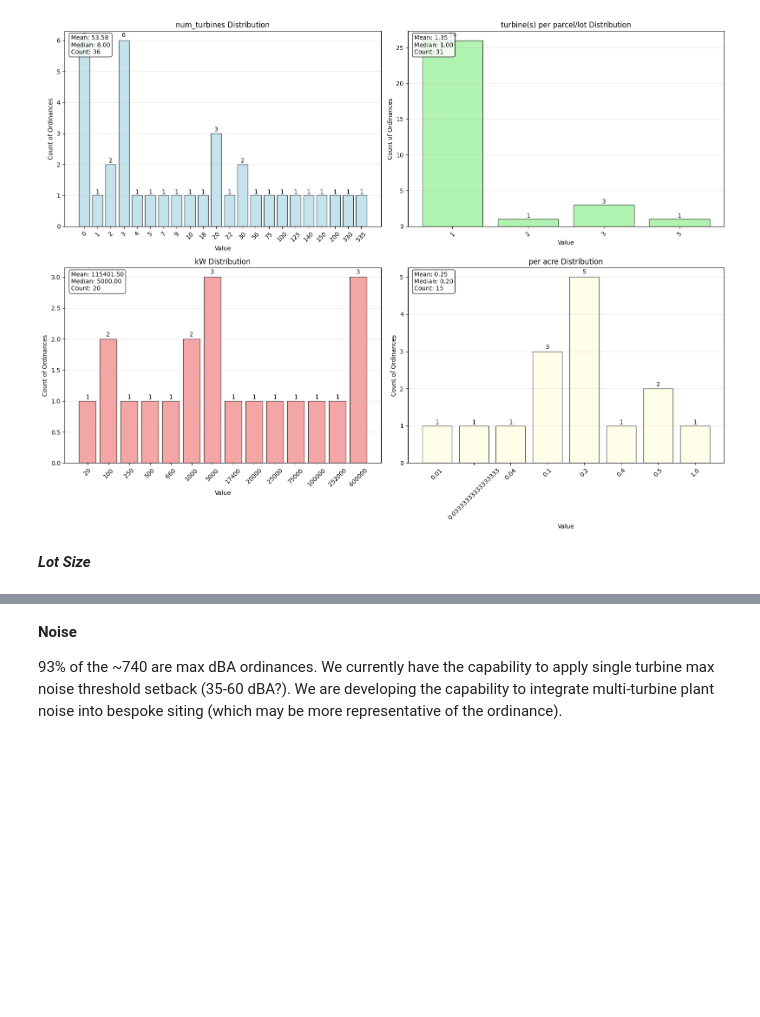
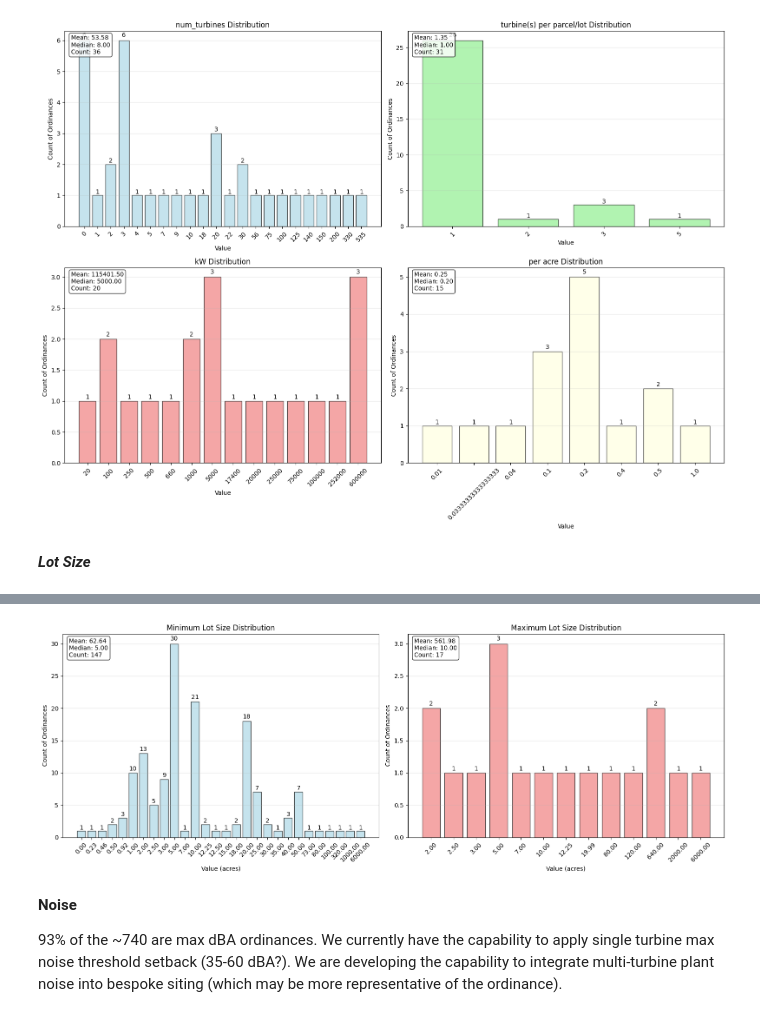
Before and after one commit to gabezuckerman/compass-integration-roadmap, a Jupyter notebook: compass_integration_roadmap.ipynb, the cells around one changed output, grey strips where cells are left out. Saved outputs shown, nothing was run; the diff lists cells and outputs as text; code cells hidden in the pictures; blank space fills up the shorter version.

Commit message:
lot size

```diff
--- a/compass_integration_roadmap.ipynb
+++ b/compass_integration_roadmap.ipynb
@@ -186,3 +241,80 @@ plt.show()
 [figure]
 # %% [markdown]
 ***Lot Size***
+# %%
+# Simple conversion of square feet to acres for Minimum Lot Size
+lot_size_data = usable_ord[usable_ord['Feature'] == 'Minimum Lot Size'].copy()
+
+# Convert square feet to acres (1 acre = 43,560 square feet)
+mask_sqft = lot_size_data['Units'] == 'square feet'
+lot_size_data.loc[mask_sqft, 'Value'] = lot_size_data.loc[mask_sqft, 'Value'] / 43560
+lot_size_data.loc[mask_sqft, 'Units'] = 'acres'
+
+# # Show the conversion results
+# print(f"Converted {mask_sqft.sum()} entries from square feet to acres")
+# print("\nMinimum Lot Size units after conversion:")
+# print(lot_size_data['Units'].value_counts())
+# %%
+# Create bar plots for Minimum and Maximum Lot Size features
+lot_features = ['Minimum Lot Size', 'Maximum Lot Size']
+
+fig, axes = plt.subplots(1, 2, figsize=(16, 6))
+colors = ['lightblue', 'lightcoral']
+
+for i, feature in enumerate(lot_features):
+    # Filter data for this feature
+    if feature == 'Minimum Lot Size':
+        # Use the converted data from previous cell where all units are in acres
+        feature_data = lot_size_data
+    else:
+        feature_data = usable_ord[usable_ord['Feature'] == feature]
+
+    if len(feature_data) > 0:
+        # Get numeric values
+        values = pd.to_numeric(feature_data['Value'], errors='coerce').dropna()
+
+        if len(values) > 0:
+            # Create value counts for bar plot
+            value_counts = values.value_counts().sort_index()
+
+            # Create bar plot
+            bars = axes[i].bar(range(len(value_counts)), value_counts.values,
+                             color=colors[i], alpha=0.7, edgecolor='black')
+
+            # Set x-axis labels to actual values (formatted to 2 decimal places)
+            axes[i].set_xticks(range(len(value_counts)))
+            axes[i].set_xticklabels([f'{val:.2f}' for val in value_counts.index], rotation=45)
+
+            # Add count labels on top of bars
+            for j, count in enumerate(value_counts.values):
+                axes[i].text(j, count + count*0.01, str(count), ha='center', va='bottom')
+
+            # Add summary statistics as text
+            stats_text = f'Mean: {values.mean():.2f}\nMedian: {values.median():.2f}\nCount: {len(values)}'
+            axes[i].text(0.02, 0.98, stats_text, transform=axes[i].transAxes,
+                        verticalalignment='top', bbox=dict(boxstyle='round', facecolor='white', alpha=0.8))
+
+            axes[i].set_title(f'{feature} Distribution')
+            axes[i].set_xlabel('Value (acres)')
+            axes[i].set_ylabel('Count of Ordinances')
+
+            # Show units breakdown
+            units_info = feature_data['Units'].value_counts()
+            print(f"\n{feature} - Units breakdown:")
+            for unit, count in units_info.items():
+                print(f"  {unit}: {count} ordinances")
+
+        else:
+            axes[i].text(0.5, 0.5, f'No valid numeric data\nfor {feature}',
+                        transform=axes[i].transAxes, ha='center', va='center')
+            axes[i].set_title(f'{feature} Distribution (n=0)')
+    else:
+        axes[i].text(0.5, 0.5, f'No data found\nfor {feature}',
+                    transform=axes[i].transAxes, ha='center', va='center')
+        axes[i].set_title(f'{feature} Distribution (n=0)')
+
+    axes[i].grid(True, alpha=0.3, axis='y')
+
+plt.tight_layout()
+plt.show()
+# %% [output]
@@ -189,3 +326,4 @@ plt.show()
+[figure, added]
 # %% [markdown]
 **Noise**
 
```
Also changed, not shown: parts of 3 cells of this notebook.
